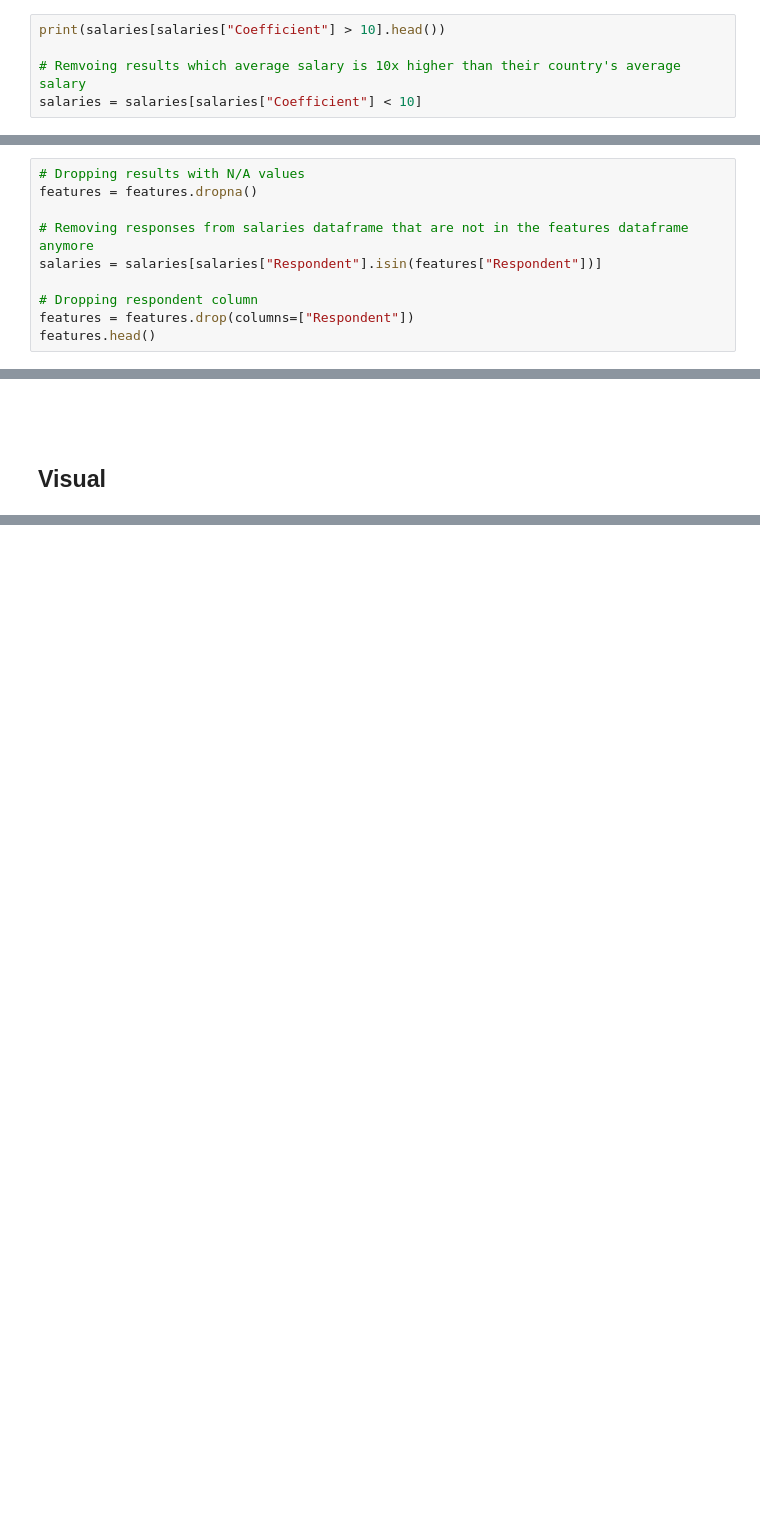
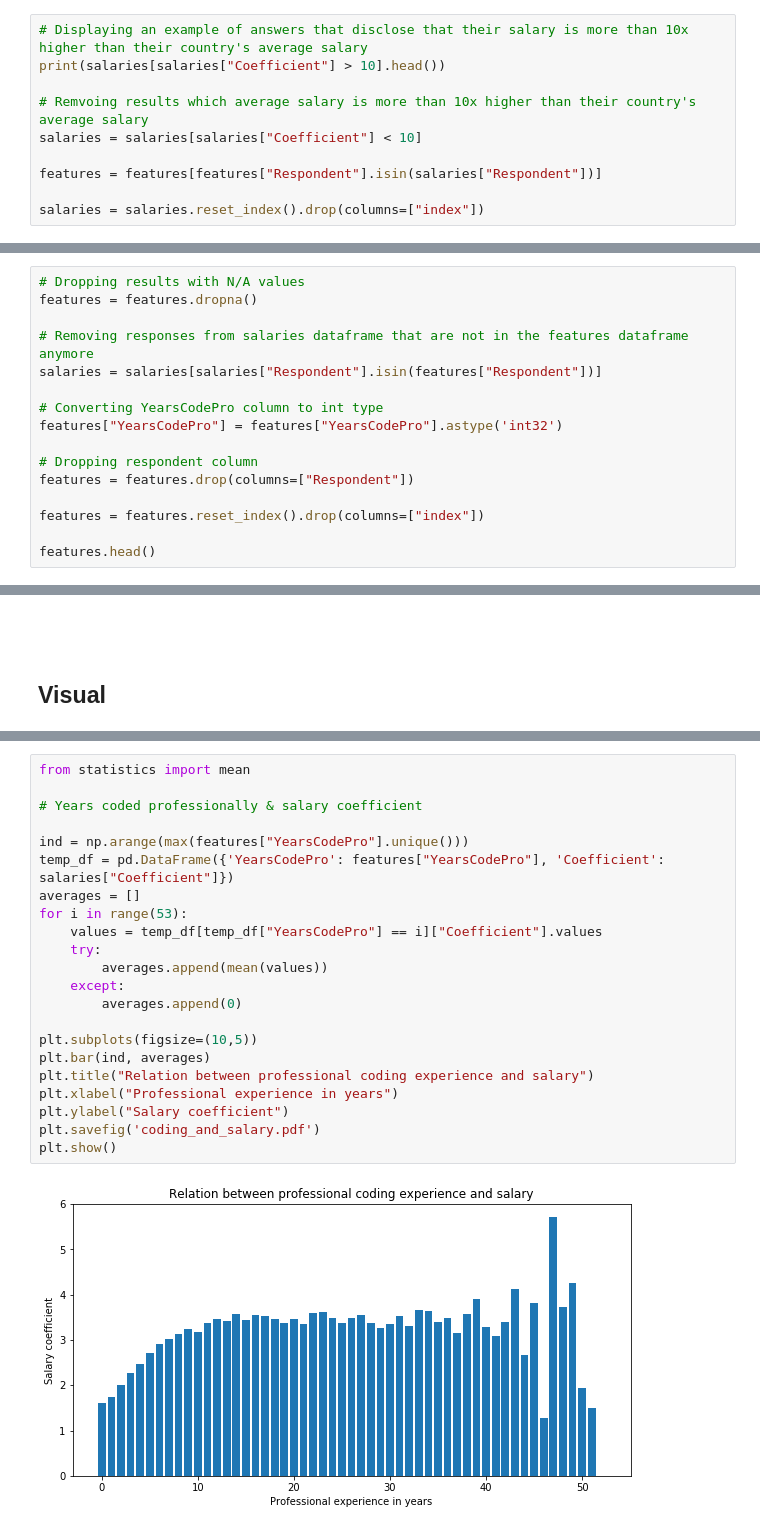
Before and after one commit to jkallson/Data-Science-Project, a Jupyter notebook: Salary.ipynb, the cells around one changed output, grey strips where cells are left out. Saved outputs shown, nothing was run; the diff lists cells and outputs as text; blank space fills up the shorter version.

```diff
--- a/Salary.ipynb
+++ b/Salary.ipynb
@@ -361,5 +367,10 @@ There are about 5000 entries which state that their salary is 10x higher than th
 # %%
+# Displaying an example of answers that disclose that their salary is more than 10x higher than their country's average salary
 print(salaries[salaries["Coefficient"] > 10].head())
 
-# Remvoing results which average salary is 10x higher than their country's average salary
+# Remvoing results which average salary is more than 10x higher than their country's average salary
 salaries = salaries[salaries["Coefficient"] < 10]
+
+features = features[features["Respondent"].isin(salaries["Respondent"])]
+
+salaries = salaries.reset_index().drop(columns=["index"])
@@ -372,6 +403,12 @@ features = features.dropna()
 # Removing responses from salaries dataframe that are not in the features dataframe anymore
 salaries = salaries[salaries["Respondent"].isin(features["Respondent"])]
 
+# Converting YearsCodePro column to int type
+features["YearsCodePro"] = features["YearsCodePro"].astype('int32')
+
 # Dropping respondent column
 features = features.drop(columns=["Respondent"])
+
+features = features.reset_index().drop(columns=["index"])
+
 features.head()
@@ -591,0 +721,24 @@ def scatter_plot(X, Y):
+# %%
+from statistics import mean
+
+# Years coded professionally & salary coefficient
+
+ind = np.arange(max(features["YearsCodePro"].unique()))
+temp_df = pd.DataFrame({'YearsCodePro': features["YearsCodePro"], 'Coefficient': salaries["Coefficient"]})
+averages = []
+for i in range(53):
+    values = temp_df[temp_df["YearsCodePro"] == i]["Coefficient"].values
+    try:
+        averages.append(mean(values))
+    except:
+        averages.append(0)
+
+plt.subplots(figsize=(10,5))
+plt.bar(ind, averages)
+plt.title("Relation between professional coding experience and salary")
+plt.xlabel("Professional experience in years")
+plt.ylabel("Salary coefficient")
+plt.savefig('coding_and_salary.pdf')
+plt.show()
+# %% [output]
+[figure, added]
```
Also changed, not shown: parts of 47 cells of this notebook, 6 other files.
